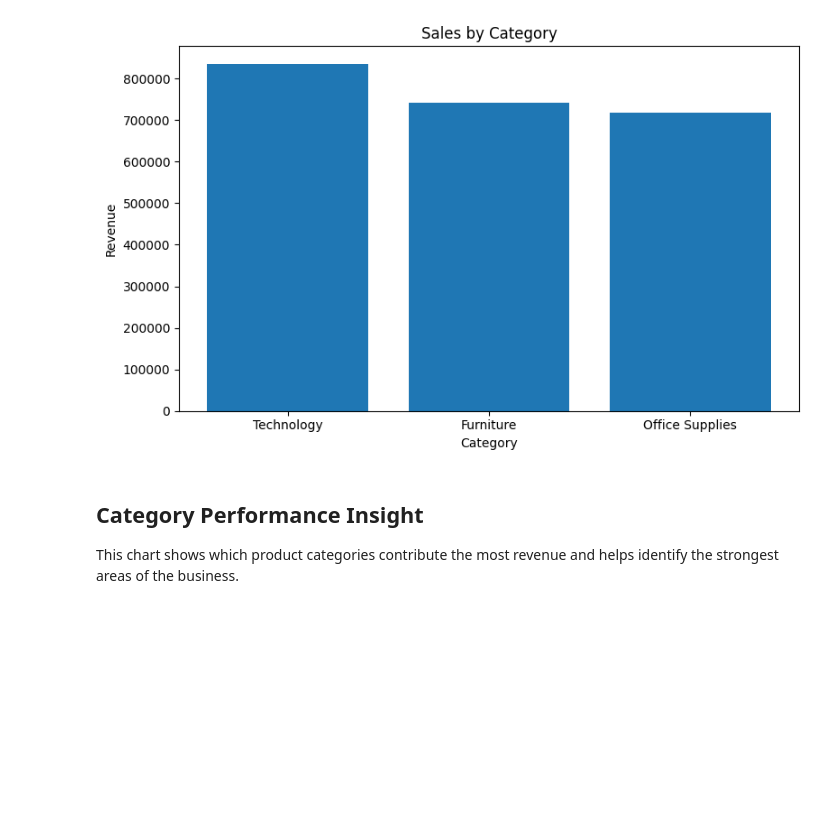
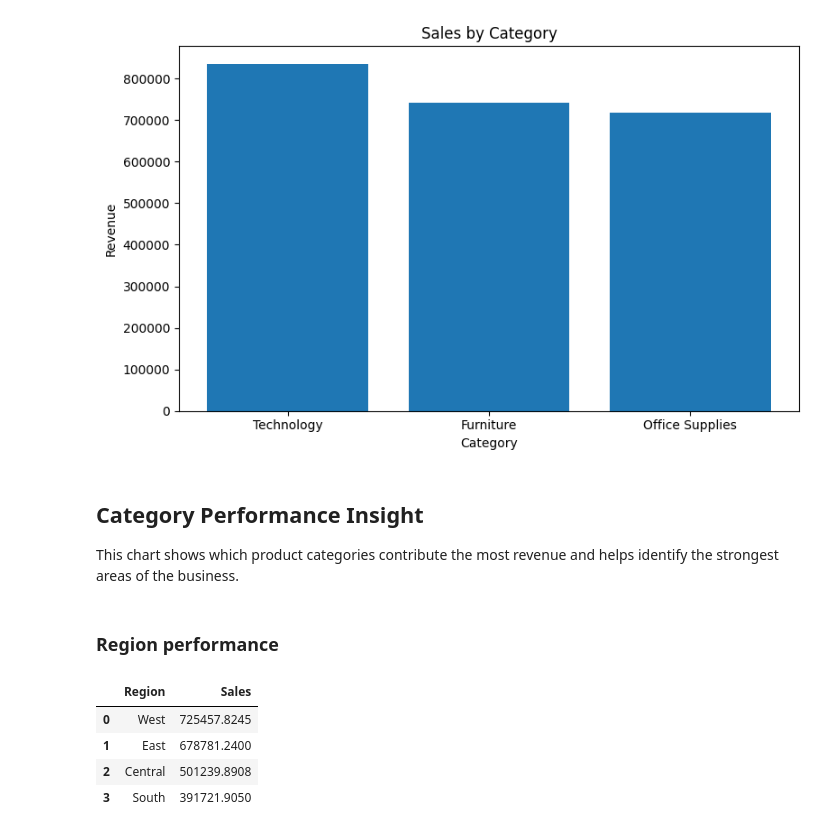
Before and after one commit to StojkoskiT/data-science-portfolio, a Jupyter notebook: projects/ecommerce_kpi_dashboard/notebooks/kpi_analysis.ipynb, the cells around one changed output. Saved outputs shown, nothing was run; the diff lists cells and outputs as text; code cells hidden in the pictures; blank space fills up the shorter version.

```diff
--- a/projects/ecommerce_kpi_dashboard/notebooks/kpi_analysis.ipynb
+++ b/projects/ecommerce_kpi_dashboard/notebooks/kpi_analysis.ipynb
@@ -110,3 +110,20 @@ plt.show()
 ## Category Performance Insight
 
 This chart shows which product categories contribute the most revenue and helps identify the strongest areas of the business.
+# %% [markdown]
+### Region performance
+# %%
+region_sales = (
+    df.groupby("Region")["Sales"]
+    .sum()
+    .sort_values(ascending=False)
+    .reset_index()
+)
+
+region_sales
+# %% [output]
+|  | Region | Sales |
+| 0 | West | 725457.8245 |
+| 1 | East | 678781.2400 |
+| 2 | Central | 501239.8908 |
+| 3 | South | 391721.9050 |
```
Also changed, not shown: parts of 2 cells of this notebook.
